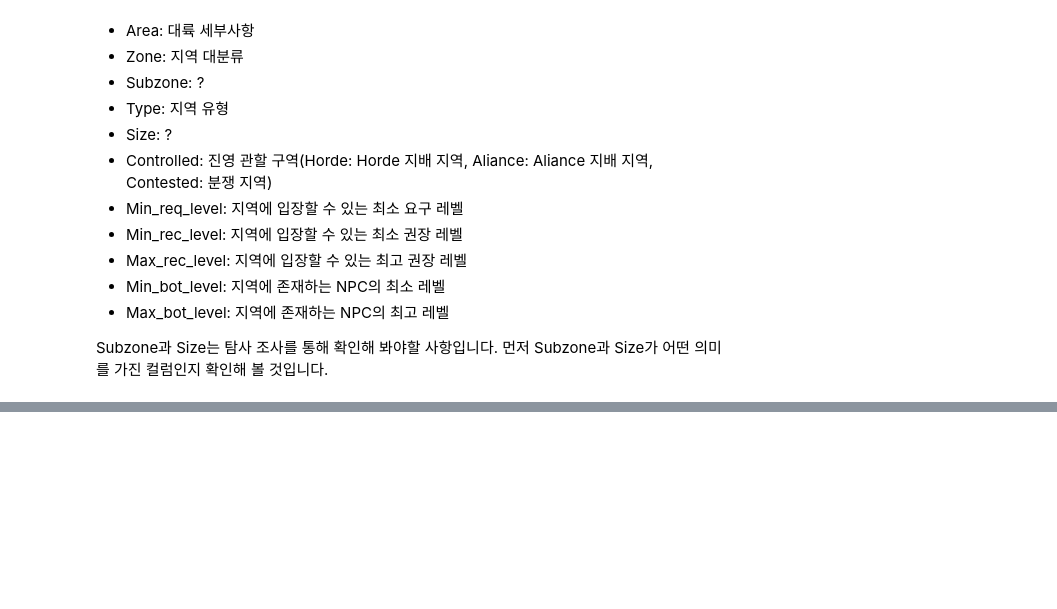
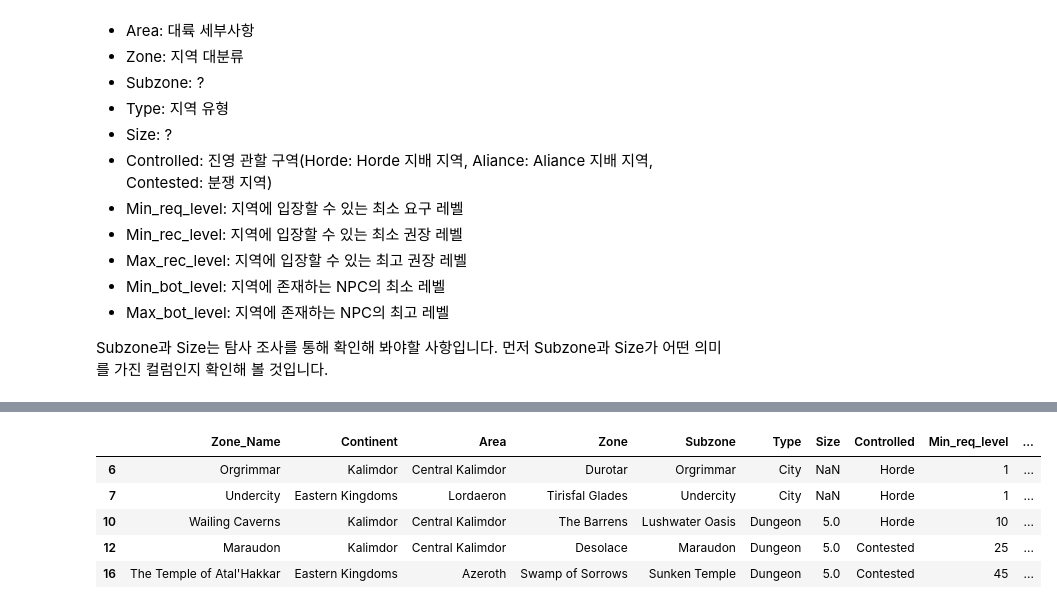
Before and after one commit to SSANGMAN/WoW-Network-Analysis, a Jupyter notebook: ipynb/Game_Network_Analysis_EDA.ipynb, the cells around one changed output, grey strips where cells are left out. Drawn from its saved outputs; the diff is of its cells as text; code cells hidden in the pictures; blank space fills up the shorter version.

Commit message:
Update Zones Dataset Explaination

```diff
--- a/ipynb/Game_Network_Analysis_EDA.ipynb
+++ b/ipynb/Game_Network_Analysis_EDA.ipynb
@@ -447,0 +455,9 @@ Subzone과 Size는 탐사 조사를 통해 확인해 봐야할 사항입니다.
+# %%
+zones.loc[~zones['Subzone'].isna()].head()
+# %% [output]
+|  | Zone_Name | Continent | Area | Zone | Subzone | Type | Size | Controlled | Min_req_level | ... |
+| 6 | Orgrimmar | Kalimdor | Central Kalimdor | Durotar | Orgrimmar | City | NaN | Horde | 1 | ... |
+| 7 | Undercity | Eastern Kingdoms | Lordaeron | Tirisfal Glades | Undercity | City | NaN | Horde | 1 | ... |
+| 10 | Wailing Caverns | Kalimdor | Central Kalimdor | The Barrens | Lushwater Oasis | Dungeon | 5.0 | Horde | 10 | ... |
+| 12 | Maraudon | Kalimdor | Central Kalimdor | Desolace | Maraudon | Dungeon | 5.0 | Contested | 25 | ... |
+| 16 | The Temple of Atal'Hakkar | Eastern Kingdoms | Azeroth | Swamp of Sorrows | Sunken Temple | Dungeon | 5.0 | Contested | 45 | ... |
```
Also changed, not shown: parts of 9 cells of this notebook, 3 other files.
